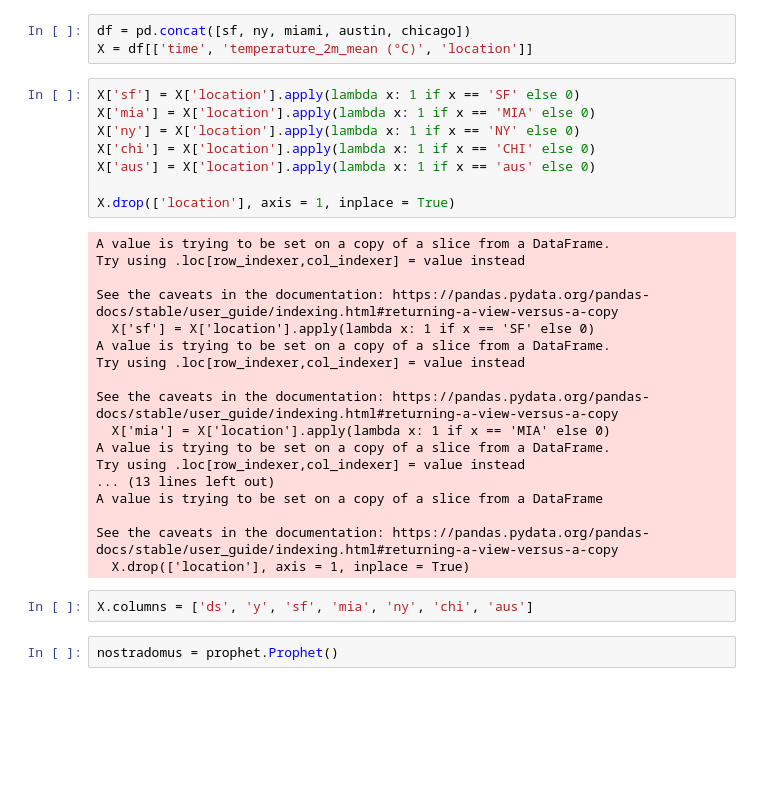
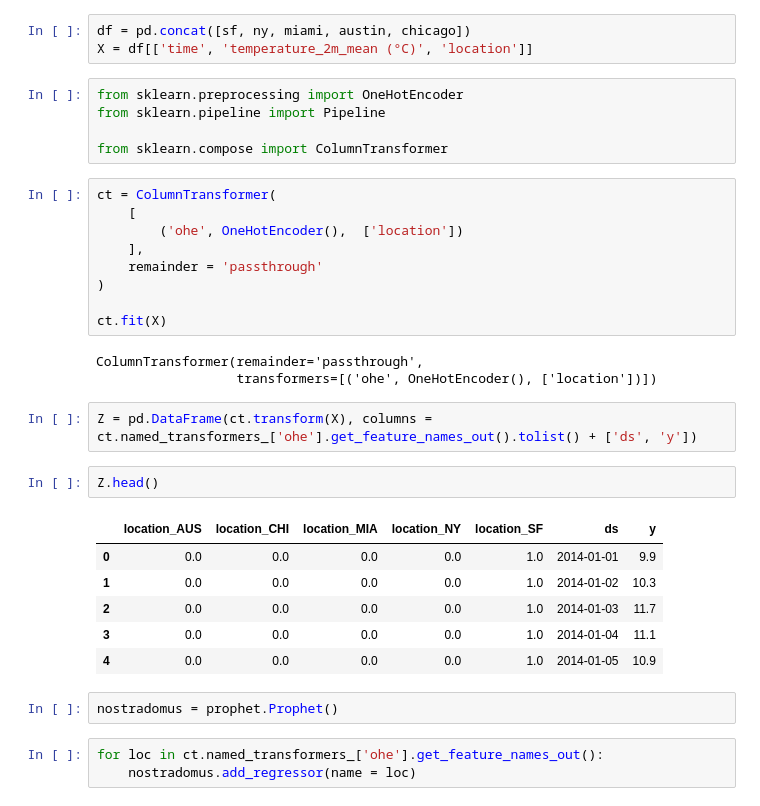
Before and after one commit to elliottjones56/Weather, a Jupyter notebook: code/vijay-starter.ipynb, the cells around one changed output. Drawn from its saved outputs; the diff is of its cells as text; blank space fills up the shorter version.

```diff
--- a/code/vijay-starter.ipynb
+++ b/code/vijay-starter.ipynb
@@ -291,34 +291,37 @@ miami = pd.read_csv("../data/2014-present-miami.csv", header = 2)
 # %%
 df = pd.concat([sf, ny, miami, austin, chicago])
 X = df[['time', 'temperature_2m_mean (°C)', 'location']]
-# %%
-X['sf'] = X['location'].apply(lambda x: 1 if x == 'SF' else 0)
-X['mia'] = X['location'].apply(lambda x: 1 if x == 'MIA' else 0)
-X['ny'] = X['location'].apply(lambda x: 1 if x == 'NY' else 0)
-X['chi'] = X['location'].apply(lambda x: 1 if x == 'CHI' else 0)
-X['aus'] = X['location'].apply(lambda x: 1 if x == 'aus' else 0)
-
-X.drop(['location'], axis = 1, inplace = True)
-# %% [output]
-A value is trying to be set on a copy of a slice from a DataFrame.
-Try using .loc[row_indexer,col_indexer] = value instead
-
-See the caveats in the documentation: https://pandas.pydata.org/pandas-docs/stable/user_guide/indexing.html#returning-a-view-versus-a-copy
-  X['sf'] = X['location'].apply(lambda x: 1 if x == 'SF' else 0)
-A value is trying to be set on a copy of a slice from a DataFrame.
-Try using .loc[row_indexer,col_indexer] = value instead
-
-See the caveats in the documentation: https://pandas.pydata.org/pandas-docs/stable/user_guide/indexing.html#returning-a-view-versus-a-copy
-  X['mia'] = X['location'].apply(lambda x: 1 if x == 'MIA' else 0)
-A value is trying to be set on a copy of a slice from a DataFrame.
-Try using .loc[row_indexer,col_indexer] = value instead
-... (13 lines left out)
-A value is trying to be set on a copy of a slice from a DataFrame
-
-See the caveats in the documentation: https://pandas.pydata.org/pandas-docs/stable/user_guide/indexing.html#returning-a-view-versus-a-copy
-  X.drop(['location'], axis = 1, inplace = True)
-# %%
-X.columns = ['ds', 'y', 'sf', 'mia', 'ny', 'chi', 'aus']
+# %%
+from sklearn.preprocessing import OneHotEncoder
+from sklearn.pipeline import Pipeline
+
+from sklearn.compose import ColumnTransformer
+# %%
+ct = ColumnTransformer(
+    [
+        ('ohe', OneHotEncoder(),  ['location'])
+    ],
+    remainder = 'passthrough'
+)
+
+ct.fit(X)
+# %% [output]
+ColumnTransformer(remainder='passthrough',
+                  transformers=[('ohe', OneHotEncoder(), ['location'])])
+# %%
+Z = pd.DataFrame(ct.transform(X), columns = ct.named_transformers_['ohe'].get_feature_names_out().tolist() + ['ds', 'y'])
+# %%
+Z.head()
+# %% [output]
+|  | location_AUS | location_CHI | location_MIA | location_NY | location_SF | ds | y |
+| 0 | 0.0 | 0.0 | 0.0 | 0.0 | 1.0 | 2014-01-01 | 9.9 |
+| 1 | 0.0 | 0.0 | 0.0 | 0.0 | 1.0 | 2014-01-02 | 10.3 |
+| 2 | 0.0 | 0.0 | 0.0 | 0.0 | 1.0 | 2014-01-03 | 11.7 |
+| 3 | 0.0 | 0.0 | 0.0 | 0.0 | 1.0 | 2014-01-04 | 11.1 |
+| 4 | 0.0 | 0.0 | 0.0 | 0.0 | 1.0 | 2014-01-05 | 10.9 |
 # %%
 nostradomus = prophet.Prophet()
+# %%
+for loc in ct.named_transformers_['ohe'].get_feature_names_out():
+    nostradomus.add_regressor(name = loc)
 # %%
```
Also changed, not shown: parts of 4 cells of this notebook.
